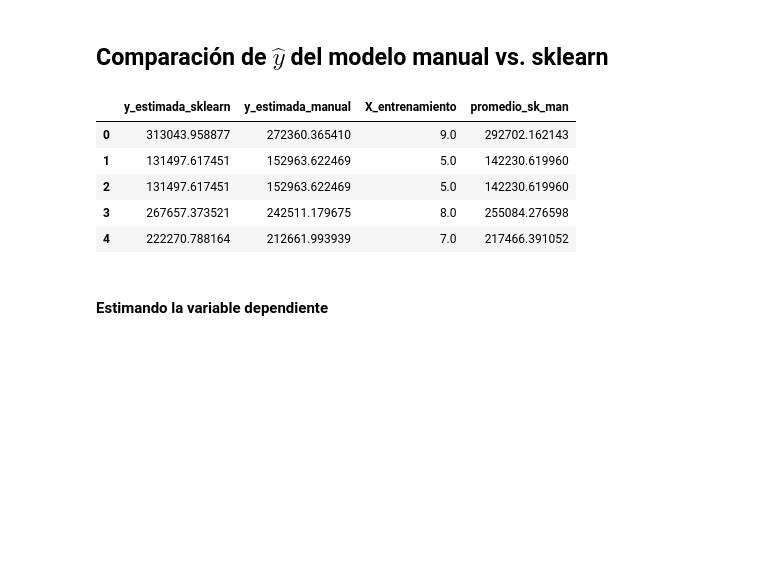
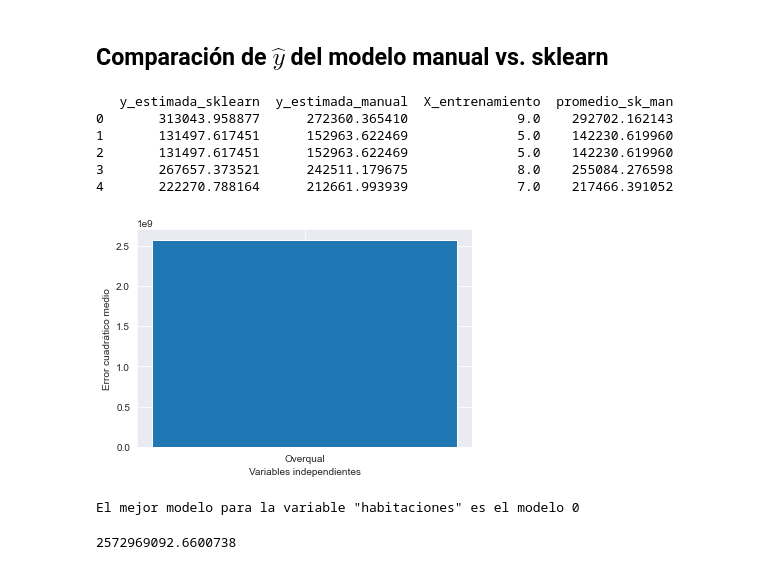
Before and after one commit to luispocon/proyecto1_regresion_lineal_programacion, a Jupyter notebook: Proyecto_1.ipynb, the cells around one changed output. Drawn from its saved outputs; the diff is of its cells as text; code cells hidden in the pictures; blank space fills up the shorter version.

Commit message:
Actualización del modelo
Actualización del modelo, se agregar los errores

```diff
--- a/Proyecto_1.ipynb
+++ b/Proyecto_1.ipynb
@@ -489,11 +537,10 @@ df_estimada["promedio_sk_man"] = (df_estimada.y_estimada_sklearn +  df_estimada.
 # %%
-df_estimada.head(5)
+print((comparacion_sklearn_manual(modelo_sklearn(df.iloc[:, 1:2].values, df.iloc[:, :1].values, "regres" ) ,\
+                           p[0]+p[1]*X_entrenamiento[:,0])).head(5))
 # %% [output]
-|  | y_estimada_sklearn | y_estimada_manual | X_entrenamiento | promedio_sk_man |
-| 0 | 313043.958877 | 272360.365410 | 9.0 | 292702.162143 |
-| 1 | 131497.617451 | 152963.622469 | 5.0 | 142230.619960 |
-| 2 | 131497.617451 | 152963.622469 | 5.0 | 142230.619960 |
-| 3 | 267657.373521 | 242511.179675 | 8.0 | 255084.276598 |
-| 4 | 222270.788164 | 212661.993939 | 7.0 | 217466.391052 |
+   y_estimada_sklearn  y_estimada_manual  X_entrenamiento  promedio_sk_man
+0       313043.958877      272360.365410              9.0    292702.162143
+1       131497.617451      152963.622469              5.0    142230.619960
+2       131497.617451      152963.622469              5.0    142230.619960
+3       267657.373521      242511.179675              8.0    255084.276598
+4       222270.788164      212661.993939              7.0    217466.391052
-# %% [markdown]
-#### Estimando la variable dependiente
@@ -499,0 +551,31 @@ df_estimada.head(5)
+# %%
+# Obteniendo el 80% para el entrenamiento y el 20% prueba
+
+X_entrenamiento_s, x_prueba_s, y_entrenamiento_s, y_prueba_s = train_test_split(X_s, y_s, test_size =0.2, random_state = 0)
+
+# ajustar varios modelos de regresión lineal
+model1 = LinearRegression().fit(X_entrenamiento_s, y_entrenamiento_s)
+
+# predecir los valores de validación para cada modelo y calcular el error
+y_pred1 = model1.predict(x_prueba_s)
+mse1 = mean_squared_error(y_prueba_s, y_pred1)
+
+
+# graficar los errores para cada modelo
+x_labels = ['Overqual']
+mse_values = [mse1]
+plt.bar(x_labels, mse_values)
+plt.xlabel('Variables independientes')
+plt.ylabel('Error cuadrático medio')
+plt.show()
+
+# seleccionar el mejor modelo para cada variable independiente
+best_models = np.argmin([mse1], axis=0)
+print('El mejor modelo para la variable "habitaciones" es el modelo', best_models)
+# %% [output]
+[figure, added]
+El mejor modelo para la variable "habitaciones" es el modelo 0
+# %%
+mse1
+# %% [output]
+2572969092.6600738
```
Also changed, not shown: parts of 27 cells of this notebook.
